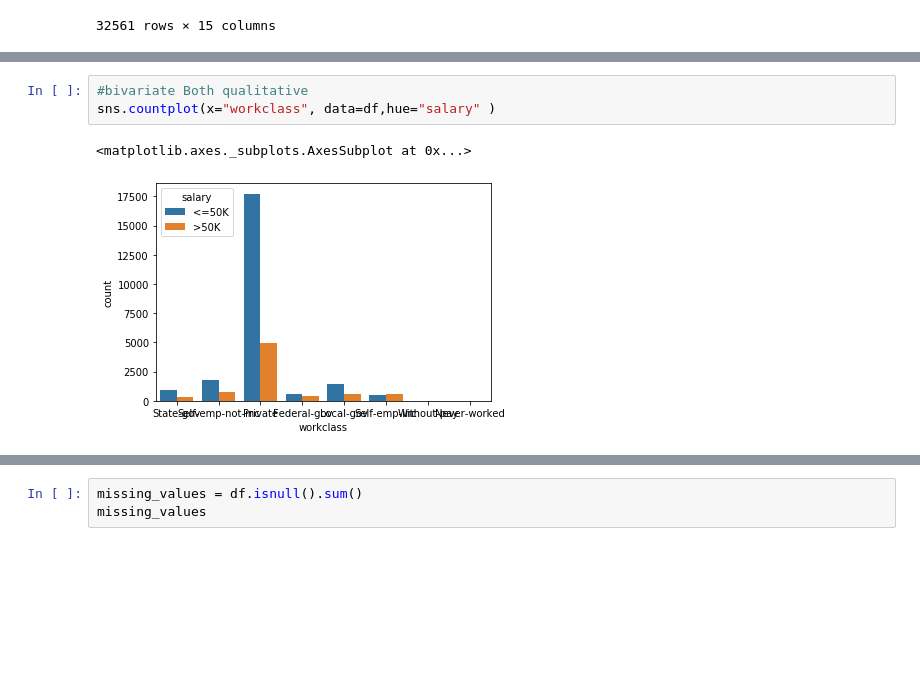
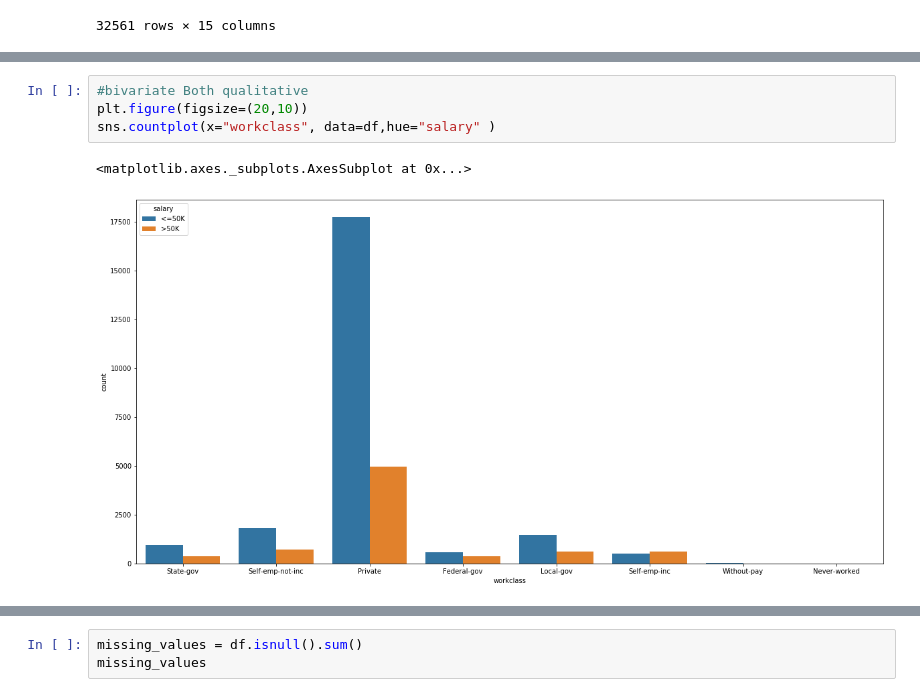
Before and after one commit to breaker2l/Groupthree, a Jupyter notebook: adultEDA.ipynb, the cells around one changed output, grey strips where cells are left out. Drawn from its saved outputs; the diff is of its cells as text; blank space fills up the shorter version.

```diff
--- a/adultEDA.ipynb
+++ b/adultEDA.ipynb
@@ -276,7 +96,8 @@ sns.pairplot(df[["education-num","age","capital-gain","capital-loss","hours-per-
 # %%
 #bivariate Both qualitative
+plt.figure(figsize=(20,10))
 sns.countplot(x="workclass", data=df,hue="salary" )
 # %% [output]
 <matplotlib.axes._subplots.AxesSubplot at 0x...>
-[figure, old version]
+[figure, new version]
 # %%
```
Also changed, not shown: parts of 38 cells of this notebook.
